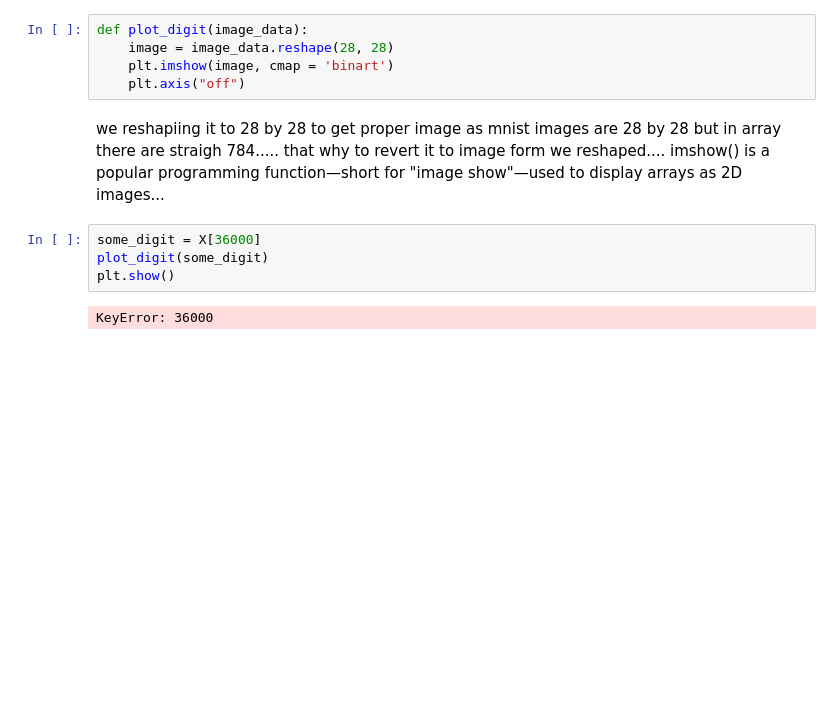
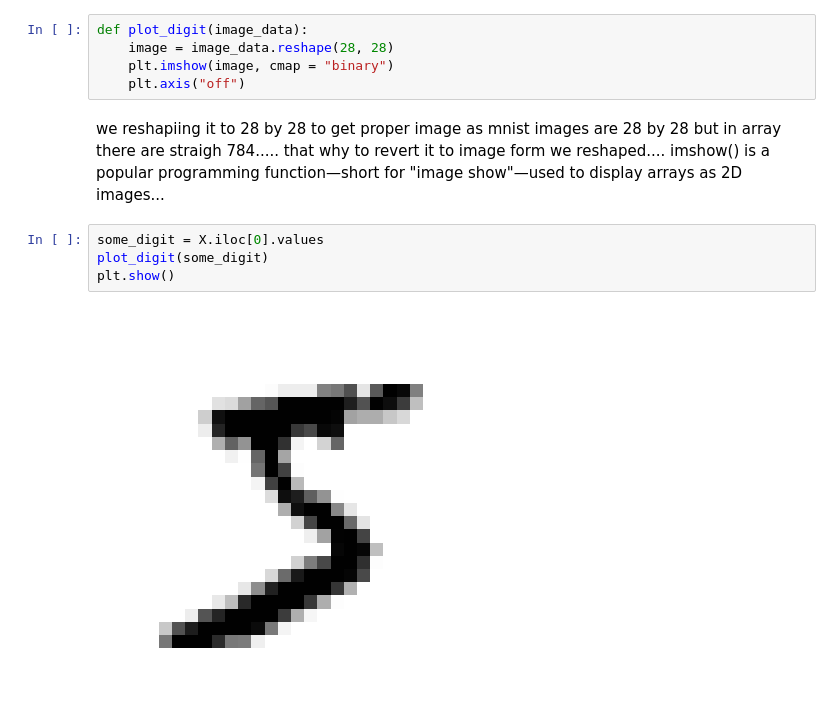
Before and after one commit to tashfeensubhani/practisedatascientist, a Jupyter notebook: Chapter 3/MNIST.ipynb, the cells around one changed output. Saved outputs shown, nothing was run; the diff lists cells and outputs as text; blank space fills up the shorter version.

```diff
--- a/Chapter 3/MNIST.ipynb
+++ b/Chapter 3/MNIST.ipynb
@@ -58,13 +56,13 @@ y.shape
 # %%
 def plot_digit(image_data):
     image = image_data.reshape(28, 28)
-    plt.imshow(image, cmap = 'binart')
+    plt.imshow(image, cmap = "binary")
     plt.axis("off")
 # %% [markdown]
 we reshapiing it to 28 by 28 to get proper image as mnist images are 28 by 28 but in array there are straigh 784..... that why to revert it to image form we reshaped.... imshow() is a popular programming function—short for "image show"—used to display arrays as 2D images...
 # %%
-some_digit = X[36000]
+some_digit = X.iloc[0].values
 plot_digit(some_digit)
 plt.show()
 # %% [output]
-KeyError: 36000
+[figure, added]
```
Also changed, not shown: parts of 11 cells of this notebook, 2 other files.
